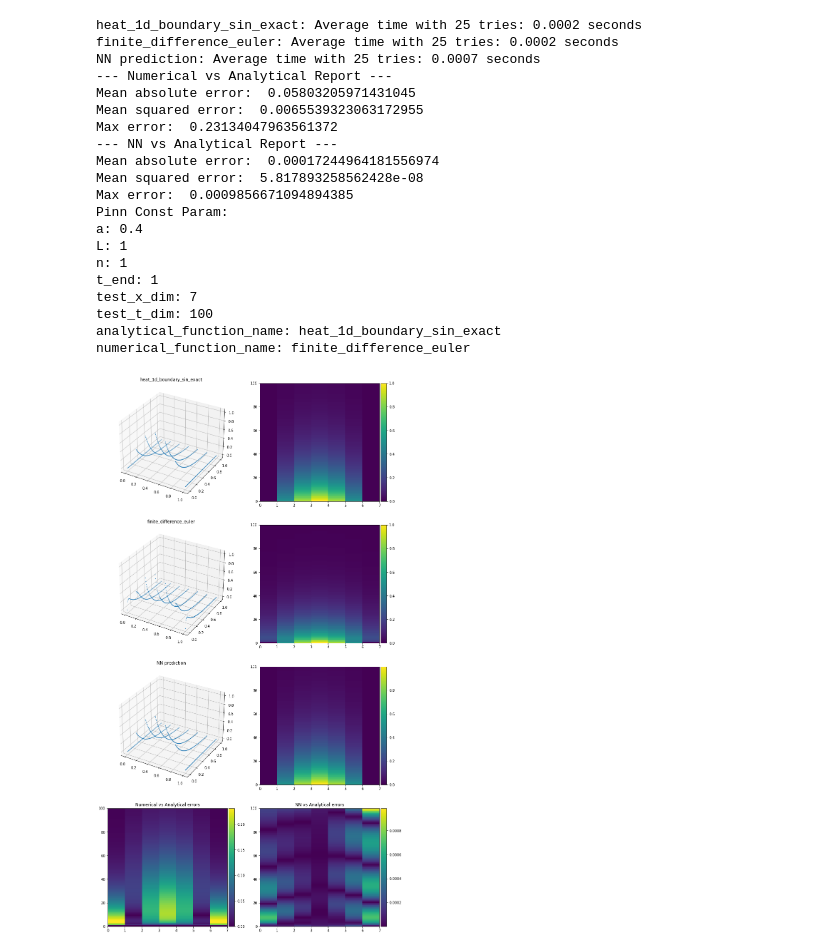
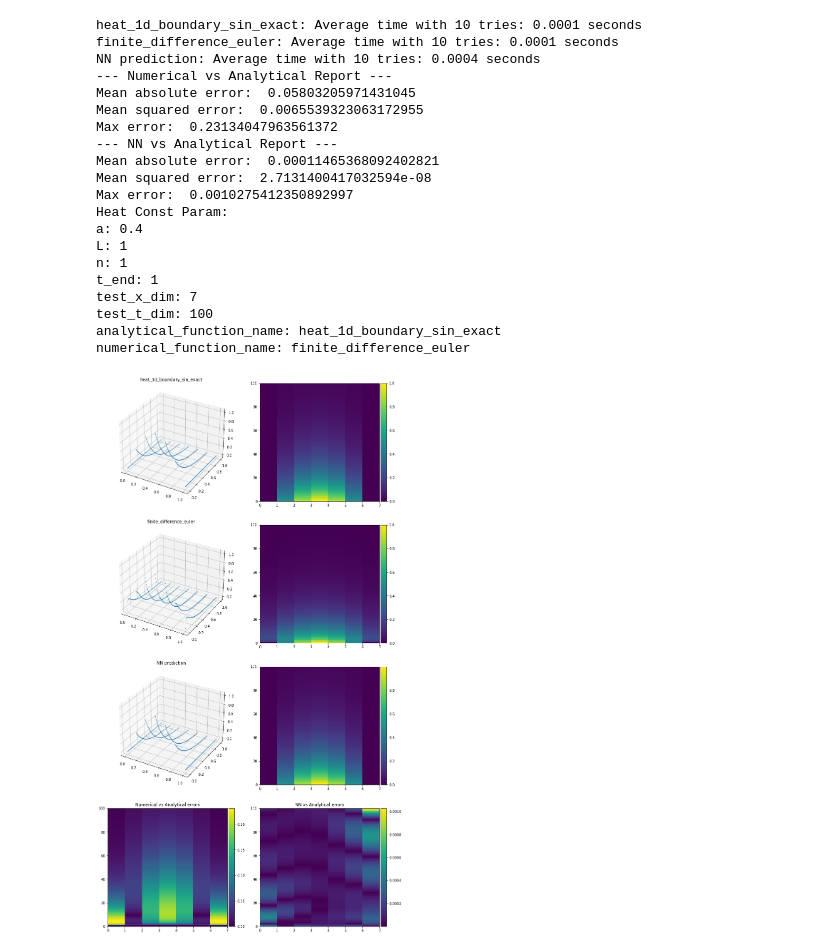
Before and after one commit to ykhas/2515_proj, a Jupyter notebook: heat_pinn_vs_numerical.ipynb, the cells around one changed output. Cells and saved outputs as stored; diff of their text form; code cells hidden in the pictures.

```diff
--- a/heat_pinn_vs_numerical.ipynb
+++ b/heat_pinn_vs_numerical.ipynb
@@ -18,9 +5,9 @@ WARNING:tensorflow:From /home/radian/anaconda3/envs/tf-gpu/lib/python3.9/site-pa
 # %%
 # Train best PINN model
-const_params = PinnConstParam()
-test_params = PinnTestParam()
+const_params = HeatConstParam()
+pinn_params = PinnParam()
 
-geomtime_data, model = create_model(const_params, test_params)
+geomtime_data, model = create_model(const_params, pinn_params)
 plot_train_data(geomtime_data)
 losshistory, train_state = train_model(model)
 # %% [output]
@@ -161,34 +151,34 @@ numerical_function_name: finite_difference_crank_nicolson
 # %%
 # Find some good numerical solution
 
 const_params.test_x_dim = 7
 const_params.test_t_dim = 100
 const_params.numerical_function_name = "finite_difference_euler"
 
-solve_analytical_and_numerical(const_params)
-predict_and_output_report(const_params, model)
+solve_analytical_and_numerical(const_params, timer_repeat_times=TIMER_REPEAT_TIMES)
+predict_and_output_report(model, const_params, timer_repeat_times=TIMER_REPEAT_TIMES)
 # %% [output]
-heat_1d_boundary_sin_exact: Average time with 25 tries: 0.0002 seconds
-finite_difference_euler: Average time with 25 tries: 0.0002 seconds
-NN prediction: Average time with 25 tries: 0.0007 seconds
+heat_1d_boundary_sin_exact: Average time with 10 tries: 0.0001 seconds
+finite_difference_euler: Average time with 10 tries: 0.0001 seconds
+NN prediction: Average time with 10 tries: 0.0004 seconds
 --- Numerical vs Analytical Report ---
 Mean absolute error:  0.05803205971431045
 Mean squared error:  0.0065539323063172955
 Max error:  0.23134047963561372
 --- NN vs Analytical Report ---
-Mean absolute error:  0.00017244964181556974
-Mean squared error:  5.817893258562428e-08
-Max error:  0.0009856671094894385
-Pinn Const Param:
+Mean absolute error:  0.00011465368092402821
+Mean squared error:  2.7131400417032594e-08
+Max error:  0.0010275412350892997
+Heat Const Param:
 a: 0.4
 L: 1
 n: 1
 t_end: 1
 test_x_dim: 7
 test_t_dim: 100
 analytical_function_name: heat_1d_boundary_sin_exact
 numerical_function_name: finite_difference_euler
-[figure, old version]
+[figure, new version]
 # %%
 # Find bad numerical solution
 
```
Also changed, not shown: parts of 6 cells of this notebook, 2 other files.
